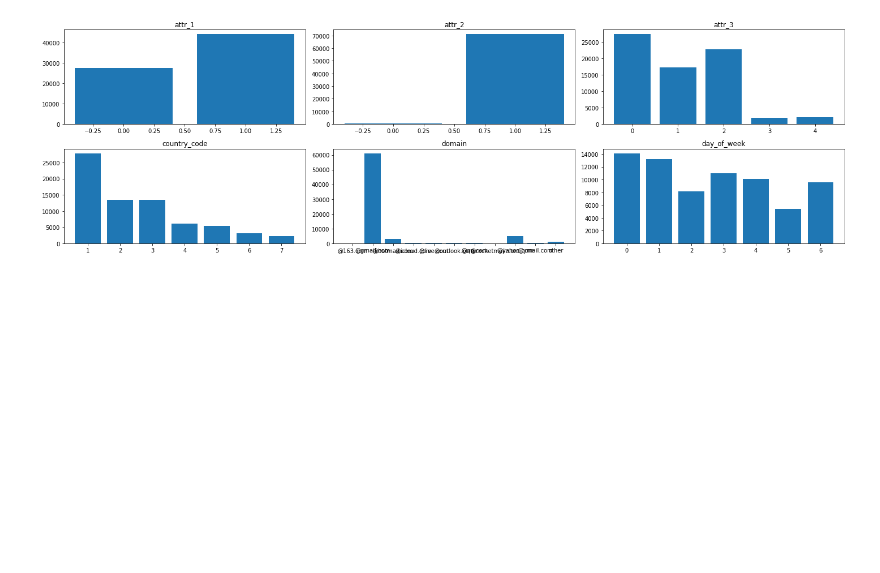
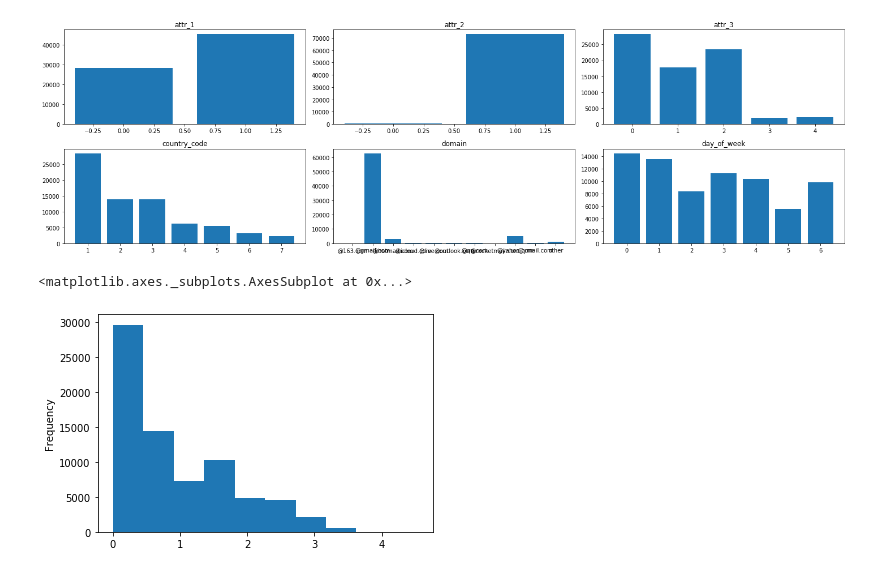
Before and after one commit to TanHaus/Shopee-CodeLeague-2020, a Jupyter notebook: marketing_analytics/explore.ipynb, the cells around one changed output. Saved outputs shown, nothing was run; the diff lists cells and outputs as text; code cells hidden in the pictures; blank space fills up the shorter version.

```diff
--- a/marketing_analytics/explore.ipynb
+++ b/marketing_analytics/explore.ipynb
@@ -324,3 +279,8 @@ for i, x in enumerate(cat_features):
 plt.tight_layout()
 # %% [output]
 [figure]
+# %%
+np.log(new_train['open_count_last_30_days'] + 1).plot.hist()
+# %% [output]
+<matplotlib.axes._subplots.AxesSubplot at 0x...>
+[figure, added]
```
Also changed, not shown: parts of 9 cells of this notebook, 2 other files.
